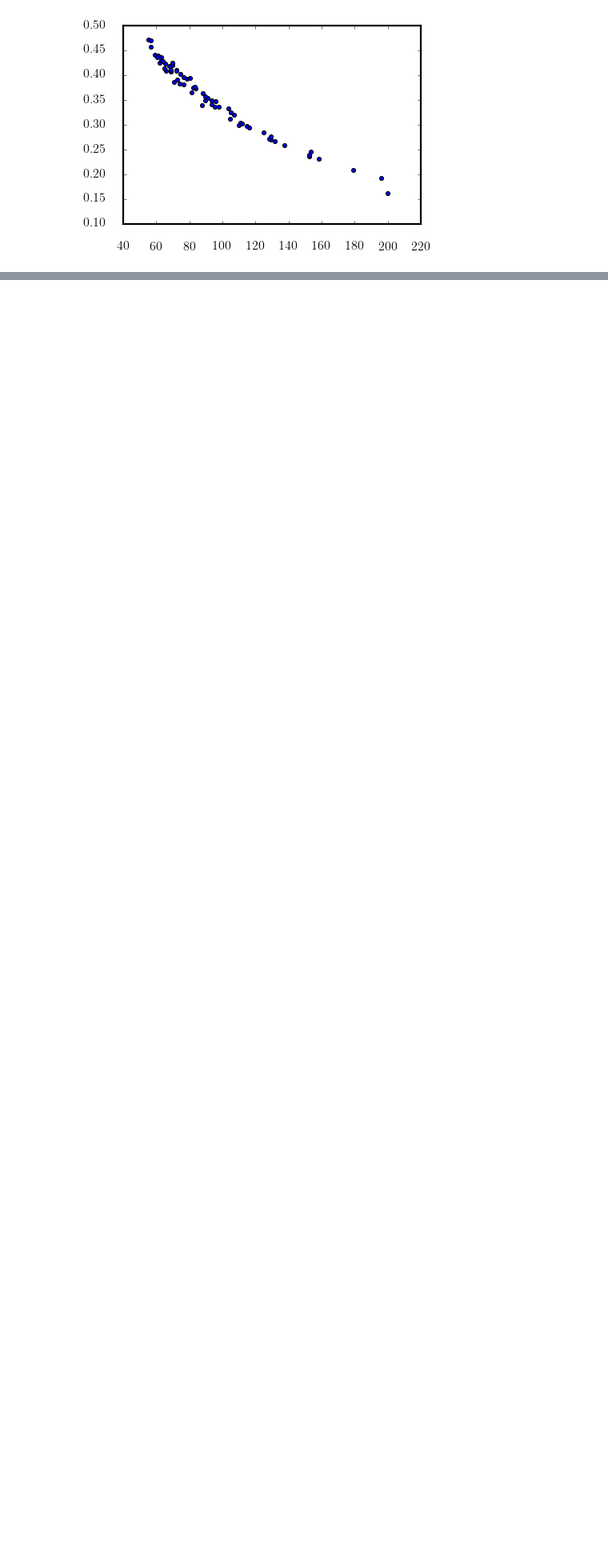
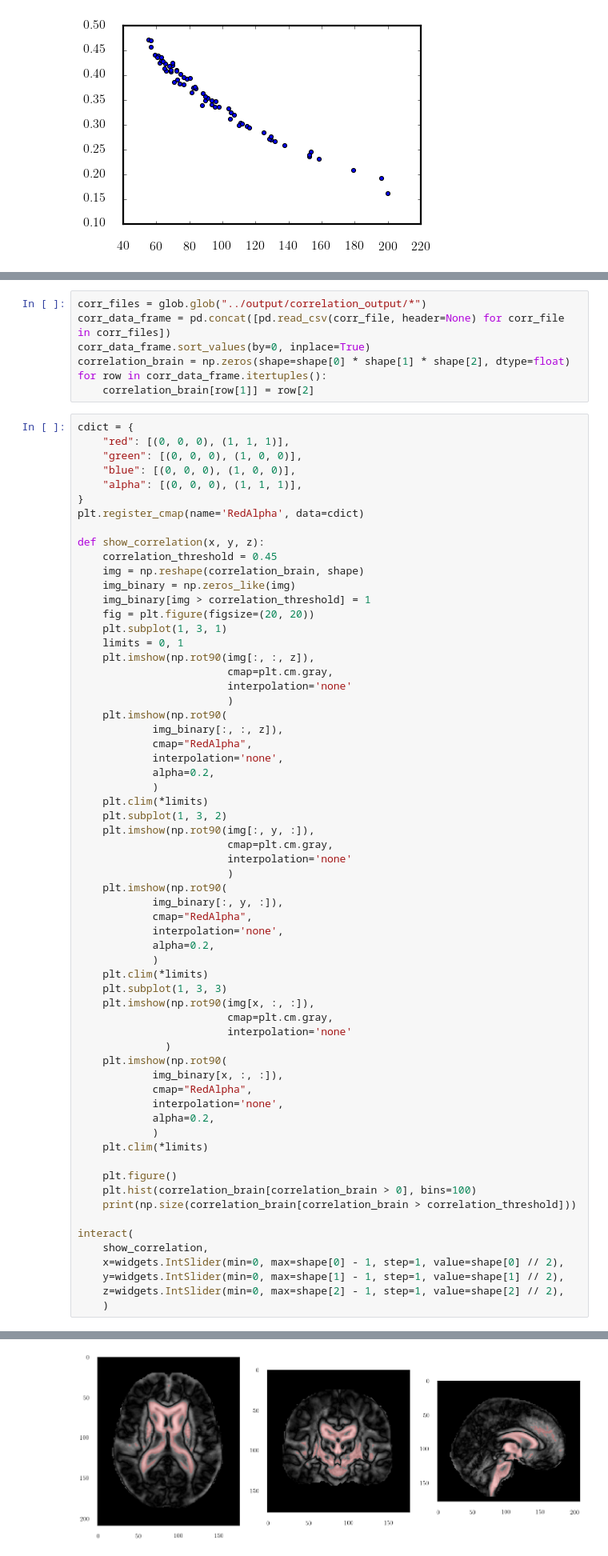
Before and after one commit to enucatl-phd/machine-learning-aging-brains, a Jupyter notebook: local_postprocessing/show_dataset.ipynb, the cells around one changed output, grey strips where cells are left out. Shown at 80% size. Cells and saved outputs as stored; diff of their text form; blank space fills up the shorter version.

```diff
--- a/local_postprocessing/show_dataset.ipynb
+++ b/local_postprocessing/show_dataset.ipynb
@@ -286,0 +271,71 @@ array([[  1.00000000e+00,   1.11198587e+02,   3.01911504e-01],
+# %%
+corr_files = glob.glob("../output/correlation_output/*")
+corr_data_frame = pd.concat([pd.read_csv(corr_file, header=None) for corr_file in corr_files])
+corr_data_frame.sort_values(by=0, inplace=True)
+correlation_brain = np.zeros(shape=shape[0] * shape[1] * shape[2], dtype=float)
+for row in corr_data_frame.itertuples():
+    correlation_brain[row[1]] = row[2]
+# %%
+cdict = {
+    "red": [(0, 0, 0), (1, 1, 1)],
+    "green": [(0, 0, 0), (1, 0, 0)],
+    "blue": [(0, 0, 0), (1, 0, 0)],
+    "alpha": [(0, 0, 0), (1, 1, 1)],
+}
+plt.register_cmap(name='RedAlpha', data=cdict)
+
+def show_correlation(x, y, z):
+    correlation_threshold = 0.45
+    img = np.reshape(correlation_brain, shape)
+    img_binary = np.zeros_like(img)
+    img_binary[img > correlation_threshold] = 1
+    fig = plt.figure(figsize=(20, 20))
+    plt.subplot(1, 3, 1)
+    limits = 0, 1
+    plt.imshow(np.rot90(img[:, :, z]),
+                        cmap=plt.cm.gray,
+                        interpolation='none'
+                        )
+    plt.imshow(np.rot90(
+            img_binary[:, :, z]),
+            cmap="RedAlpha",
+            interpolation='none',
+            alpha=0.2,
+            )
+    plt.clim(*limits)
+    plt.subplot(1, 3, 2)
+    plt.imshow(np.rot90(img[:, y, :]),
+                        cmap=plt.cm.gray,
+                        interpolation='none'
+                        )
+    plt.imshow(np.rot90(
+            img_binary[:, y, :]),
+            cmap="RedAlpha",
+            interpolation='none',
+            alpha=0.2,
+            )
+    plt.clim(*limits)
+    plt.subplot(1, 3, 3)
+    plt.imshow(np.rot90(img[x, :, :]),
+                        cmap=plt.cm.gray,
+                        interpolation='none'
+              )
+    plt.imshow(np.rot90(
+            img_binary[x, :, :]),
+            cmap="RedAlpha",
+            interpolation='none',
+            alpha=0.2,
+            )
+    plt.clim(*limits)
+
+    plt.figure()
+    plt.hist(correlation_brain[correlation_brain > 0], bins=100)
+    print(np.size(correlation_brain[correlation_brain > correlation_threshold]))
+
+interact(
+    show_correlation,
+    x=widgets.IntSlider(min=0, max=shape[0] - 1, step=1, value=shape[0] // 2),
+    y=widgets.IntSlider(min=0, max=shape[1] - 1, step=1, value=shape[1] // 2),
+    z=widgets.IntSlider(min=0, max=shape[2] - 1, step=1, value=shape[2] // 2),
+    )
+# %% [output]
@@ -286,0 +344 @@ array([[  1.00000000e+00,   1.11198587e+02,   3.01911504e-01],
+[figure, added]
```
Also changed, not shown: parts of 5 cells of this notebook, 4 other files.
